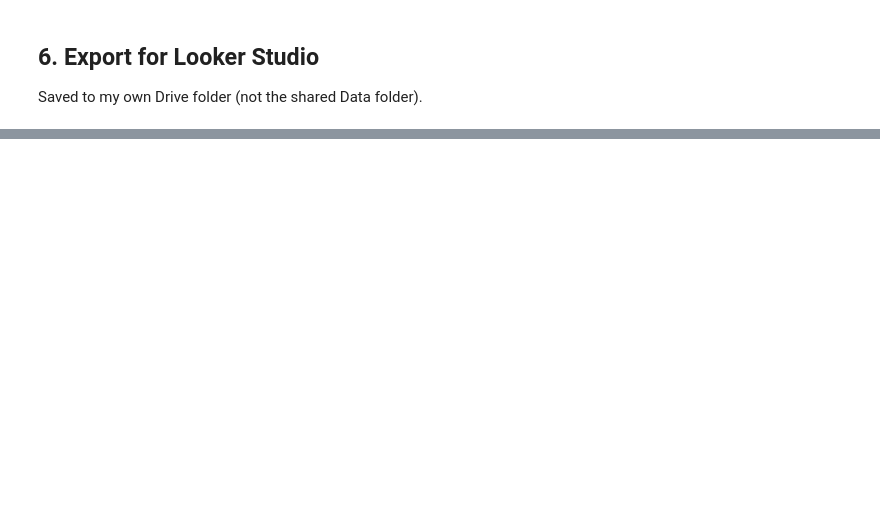
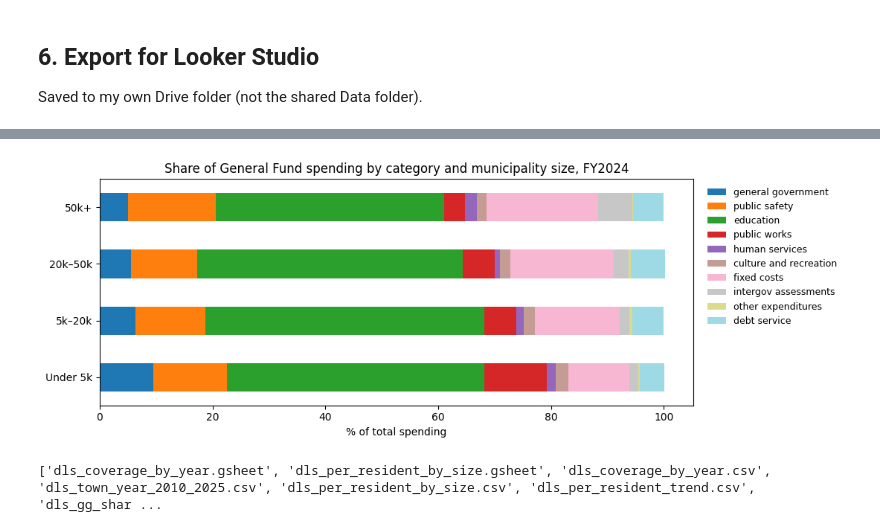
Before and after one commit to BU-Spark/ds-wgbh-municipal-lawsuits, a Jupyter notebook: fa26/sambisha_data_analysis.ipynb, the cells around one changed output, grey strips where cells are left out. Cells and saved outputs as stored; diff of their text form; code cells hidden in the pictures; blank space fills up the shorter version.

```diff
--- a/fa26/sambisha_data_analysis.ipynb
+++ b/fa26/sambisha_data_analysis.ipynb
@@ -384,0 +439,9 @@ print(os.listdir(OUT_DIR))
+# %%
+cats = [c for c in df.columns
+        if c.startswith('expenditure_') and c != 'expenditure_total_expenditures']
+
+y24 = df[(df['year'] == 2024) & df['usable']]
+mix = y24.groupby('size_band', observed=True)[cats].sum()
+mix = mix.div(mix.sum(axis=1), axis=0).mul(100).round(1)
+mix.columns = [c.replace('expenditure_', '').replace('_', ' ') for c in mix.columns]
+mix.T
@@ -384,0 +460,25 @@ print(os.listdir(OUT_DIR))
+# %%
+mix.plot(kind='barh', stacked=True, figsize=(11, 4), colormap='tab20')
+plt.title('Share of General Fund spending by category and municipality size, FY2024')
+plt.xlabel('% of total spending'); plt.ylabel('')
+plt.legend(bbox_to_anchor=(1.01, 1), loc='upper left', frameon=False, fontsize=9)
+plt.tight_layout(); plt.show()
+# %% [output]
+[figure, added]
+# %%
+label_map = {'Under 5k': '1. Under 5k', '5k–20k': '2. 5k–20k',
+             '20k–50k': '3. 20k–50k', '50k+': '4. 50k+'}
+
+gg_long = gg.stack().rename('gg_share_pct').reset_index()
+gg_long['size_band'] = gg_long['size_band'].astype(str).map(label_map)
+gg_long.to_csv(f'{OUT_DIR}/dls_gg_share_by_size.csv', index=False)
+
+mix_long = mix.stack().rename('share_pct').reset_index()
+mix_long.columns = ['size_band', 'category', 'share_pct']
+mix_long['size_band'] = mix_long['size_band'].astype(str).map(label_map)
+mix_long['category'] = mix_long['category'].str.capitalize()
+mix_long.to_csv(f'{OUT_DIR}/dls_spending_mix_2024.csv', index=False)
+
+print(os.listdir(OUT_DIR))
+# %% [output]
+['dls_coverage_by_year.gsheet', 'dls_per_resident_by_size.gsheet', 'dls_coverage_by_year.csv', 'dls_town_year_2010_2025.csv', 'dls_per_resident_by_size.csv', 'dls_per_resident_trend.csv', 'dls_gg_shar ...
```
Also changed, not shown: parts of 10 cells of this notebook.
